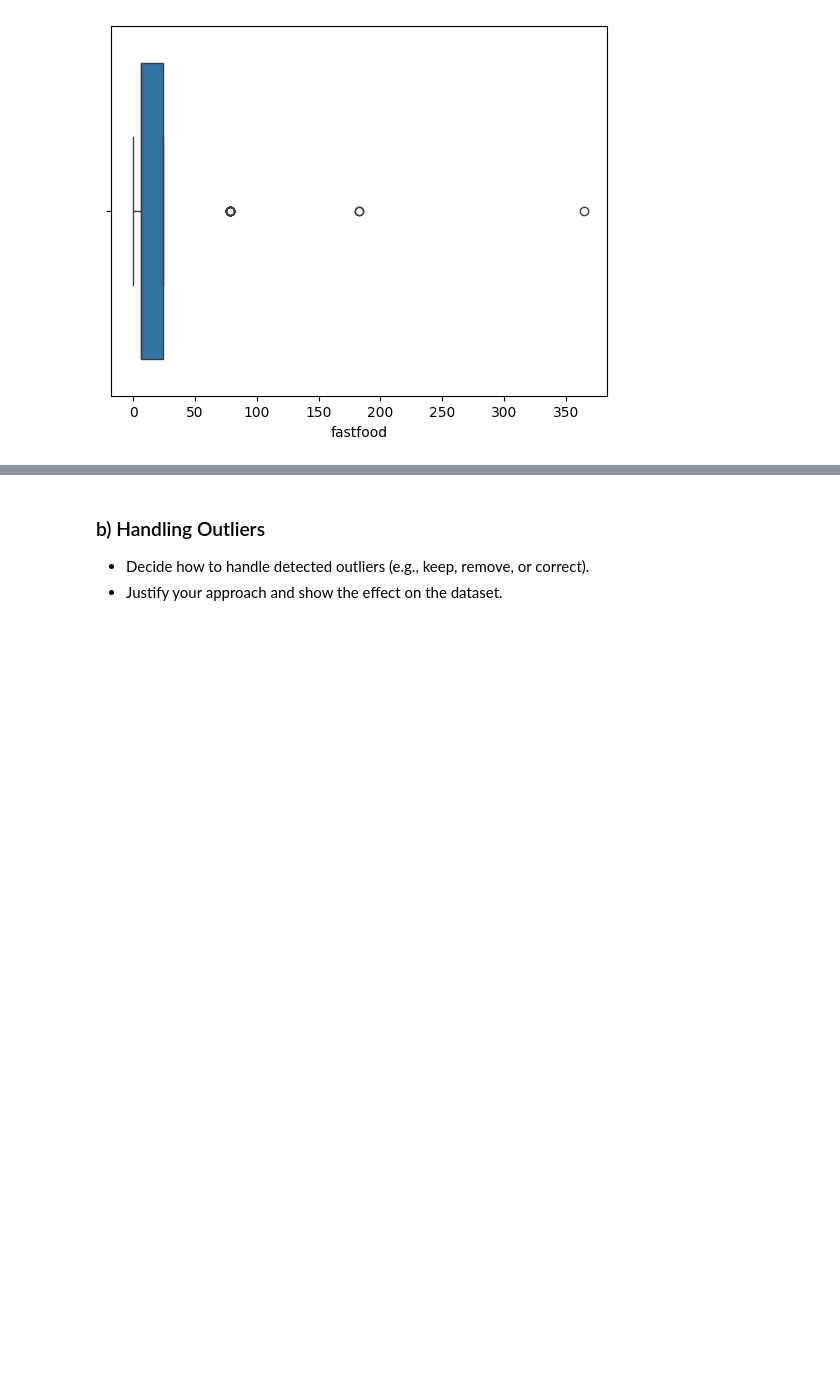
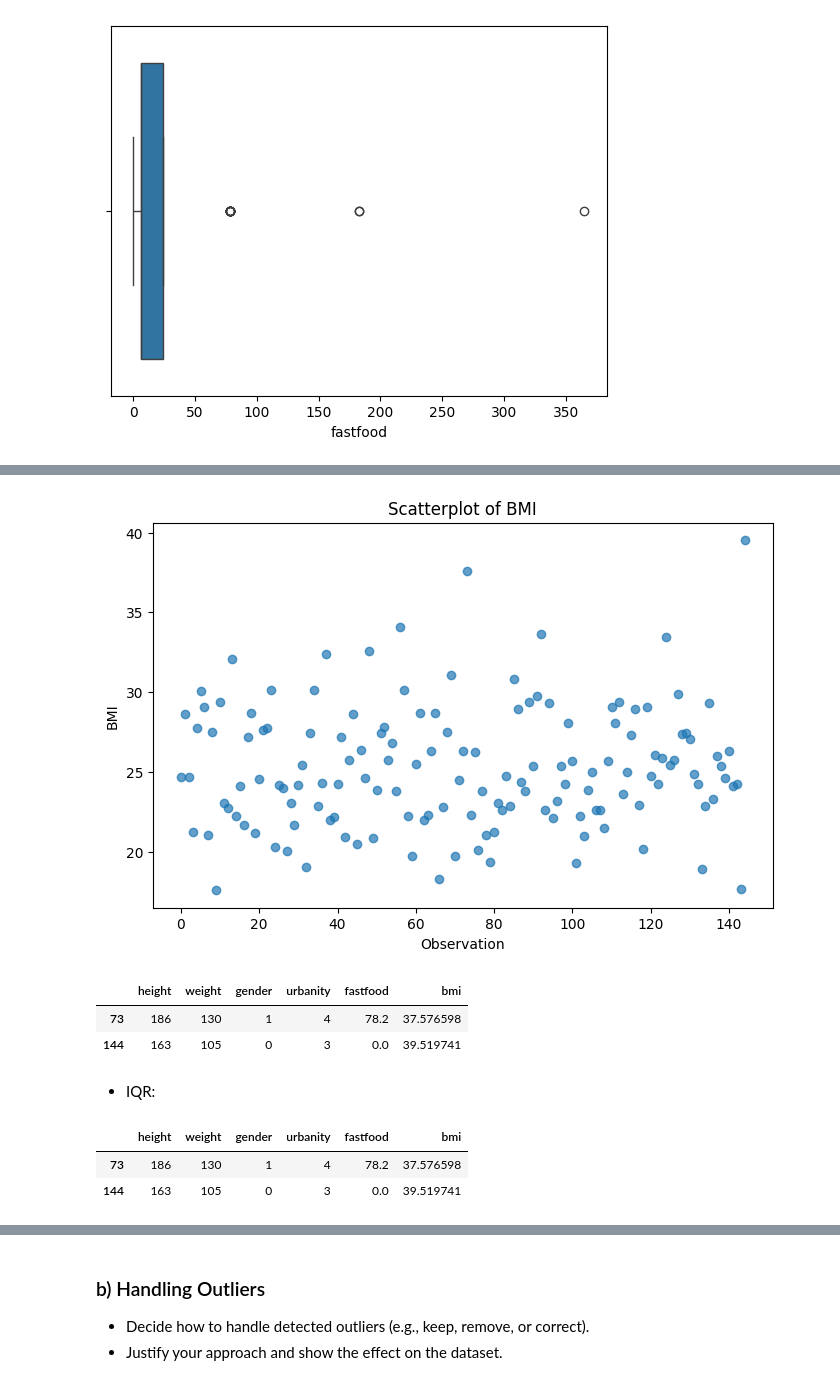
Before and after one commit to chandlershortlidge/lab-eda-bmi, a Jupyter notebook: your-code/Descriptive_Analysis_BMI.ipynb, the cells around one changed output, grey strips where cells are left out. Cells and saved outputs as stored; diff of their text form; code cells hidden in the pictures; blank space fills up the shorter version.

```diff
--- a/your-code/Descriptive_Analysis_BMI.ipynb
+++ b/your-code/Descriptive_Analysis_BMI.ipynb
@@ -216,0 +312,11 @@ plt.show()
+# %%
+from scipy import stats
+import numpy as np
+
+# compute z-scores
+df["fastfood_z"] = stats.zscore(df["fastfood"], nan_policy='omit')
+
+# flag outliers (|z| > 3 is a common rule of thumb)
+fastfood_outliers = df[np.abs(df["fastfood_z"]) > 3]
+
+fastfood_outliers[["fastfood", "fastfood_z"]]
@@ -216,0 +335,31 @@ plt.show()
+# %%
+plt.figure(figsize=(8,5))
+plt.scatter(df.index, df["bmi"], alpha=0.7)
+plt.xlabel("Observation")
+plt.ylabel("BMI")
+plt.title("Scatterplot of BMI")
+plt.show()
+# %% [output]
+[figure, added]
+# %%
+df[df["bmi"] > 35]
+# %% [output]
+|  | height | weight | gender | urbanity | fastfood | bmi |
+| 73 | 186 | 130 | 1 | 4 | 78.2 | 37.576598 |
+| 144 | 163 | 105 | 0 | 3 | 0.0 | 39.519741 |
+# %% [markdown]
+- IQR:
+# %%
+Q1 = df["bmi"].quantile(0.25)
+Q3 = df["bmi"].quantile(0.75)
+IQR = Q3 - Q1
+
+lower_bound = Q1 - 1.5 * IQR
+upper_bound = Q3 + 1.5 * IQR
+
+outliers = df[(df["bmi"] < lower_bound) | (df["bmi"] > upper_bound)]
+outliers
+# %% [output]
+|  | height | weight | gender | urbanity | fastfood | bmi |
+| 73 | 186 | 130 | 1 | 4 | 78.2 | 37.576598 |
+| 144 | 163 | 105 | 0 | 3 | 0.0 | 39.519741 |
```
Also changed, not shown: parts of 22 cells of this notebook.
